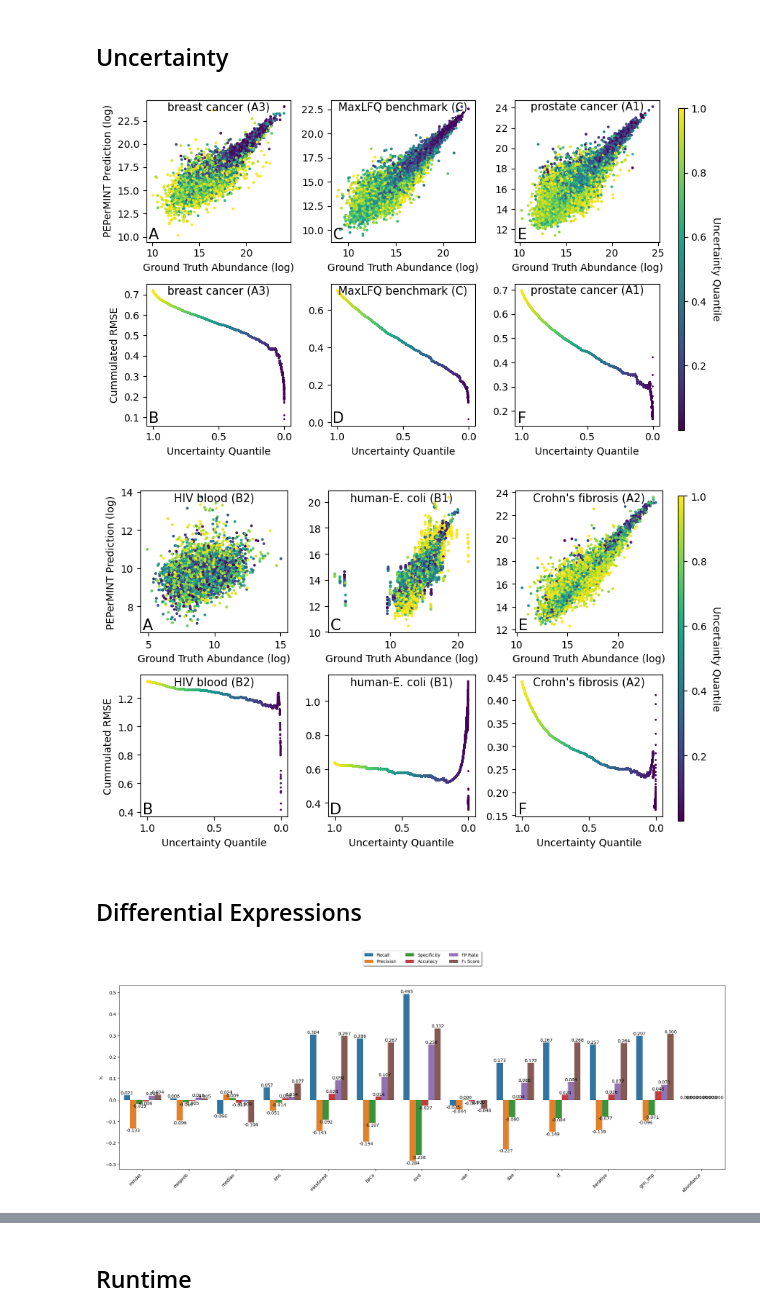
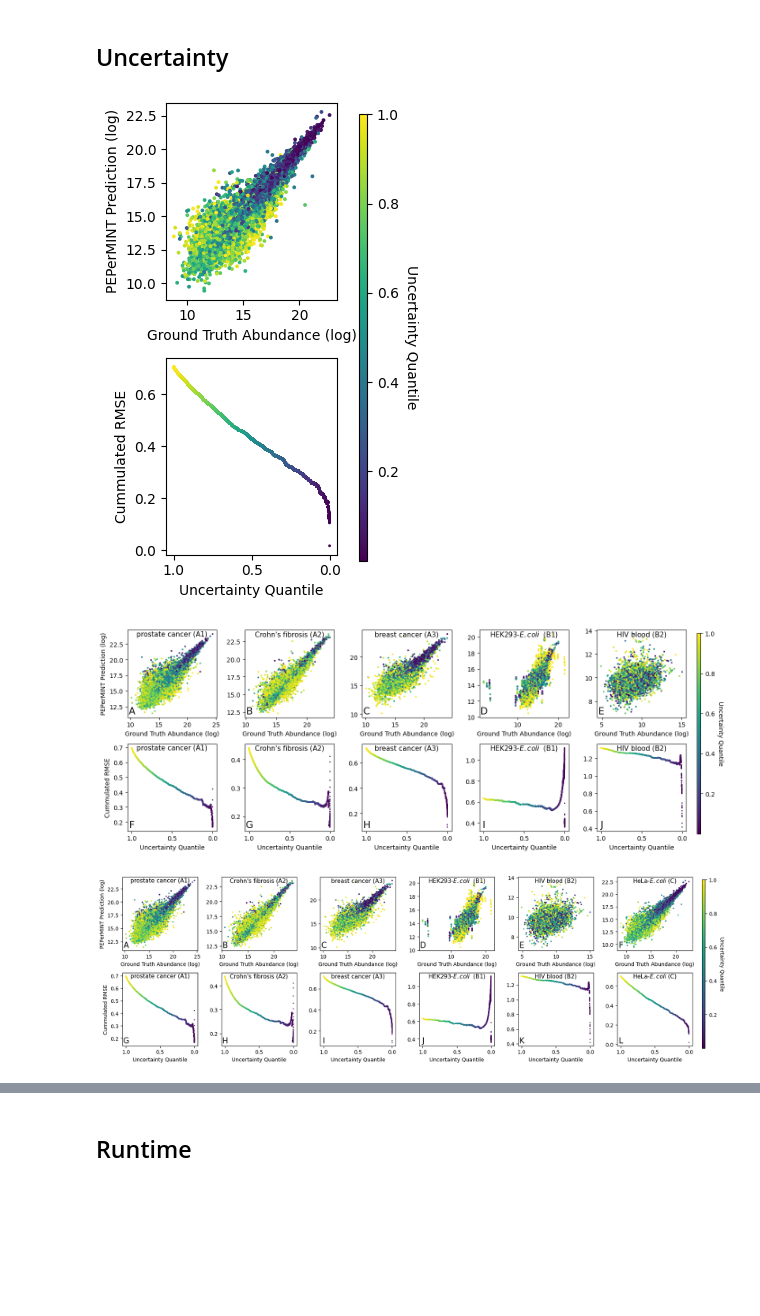
Before and after one commit to DILiS-lab/pepermint, a Jupyter notebook: evaluate.ipynb, the cells around one changed output, grey strips where cells are left out. Cells and saved outputs as stored; diff of their text form; code cells hidden in the pictures; blank space fills up the shorter version.

```diff
--- a/evaluate.ipynb
+++ b/evaluate.ipynb
@@ -387,6 +242,0 @@ Calculating metrics...
-# %%
-dataset_mae_dfs = dict()
-sample_rmse_dfs = dict()
-for thresh in thresholds:
-    dataset_mae_dfs[thresh] = pd.concat([metric[thresh] for metric in dataset_ae_results.values()])
-    sample_rmse_dfs[thresh] = pd.concat([metric[thresh] for metric in sample_rmse_results.values()])
@@ -672,10 +325,13 @@ for ds_name, measures in wilcoxon_results.items():
         res_mats[thresh][pvalues_less < sl] += 1
         res_mats[thresh][(pvalues_less >= sl) & (pvalues_greater >= 0.05)] += 0.5
         #res_mat[pvalues_greater < 0.05] += 1
-cols = len(res_mats)
-fig, axs = plt.subplots(1,cols, figsize=(cols * 6, 6))
+import math
+rows = 2
+cols = math.ceil(len(res_mats) / rows)
+fig, axs = plt.subplots(rows,cols, figsize=(cols * 6, rows * 6))
+axs = axs.flatten()
 for ax, (thresh, res_mat) in zip(axs, res_mats.items()):
-    ax.matshow(res_mat, cmap=matplotlib.cm.bwr.reversed())
+    mapppable = ax.matshow(res_mat, cmap=matplotlib.cm.coolwarm.reversed())
     ax.set_xticks(range(len(method_order)))
     ax.set_xticklabels([m for m in method_order], rotation=30, ha='right')
     ax.xaxis.set_ticks_position('bottom')
@@ -685,6 +341,10 @@ for ax, (thresh, res_mat) in zip(axs, res_mats.items()):
         ax.text(j, i, '{:0.1f}'.format(z), ha='center', va='center')
     ax.grid(False)
     ax.set_title(f'[{thresh[1] * 100}%, {thresh[0] * 100}%] missing')
+#fig.colorbar(mappable, shrink=0.66, location='right', anchor=(0,1.0))
+fig.subplots_adjust(right=0.8)
+cbar_ax = fig.add_axes([1.025, 0.15, 0.05, 0.7])
+fig.colorbar(mappable=mappable, cax=cbar_ax)
 fig.tight_layout()
 fig.savefig('figures/wilcoxon_matrix_stratified.pdf', bbox_inches='tight')
 # %% [output]
@@ -784,12 +482,15 @@ Successfully installed fast-histogram-0.12 mpl_scatter_density-0.7
 import pandas as pd
 from matplotlib import pyplot as plt
 
-main_uncertainty_datasets = ['breast_cancer', 'maxlfqbench', 'prostate_cancer', ]
-supplementary_uncertainty_datasets = ['blood_ddia', 'human_ecoli_ddia', 'crohns_fibrosis']
-letters = ['A', 'B', 'C', 'D', 'E', 'F']
-for ds_names, label in [(main_uncertainty_datasets, 'main'), (supplementary_uncertainty_datasets, 'supplementary')]:
-    fig, axs = plt.subplots(2, len(ds_names), figsize=(8, 5.25))
-    axs = axs.transpose().flatten()
+main_uncertainty_datasets = ['prostate_cancer', 'crohns_fibrosis', 'breast_cancer']
+ratio_uncertainty_datasts = ['maxlfqbench']
+supplementary_uncertainty_datasets = ['prostate_cancer', 'crohns_fibrosis', 'breast_cancer', 'human_ecoli_ddia', 'blood_ddia']
+all_uncertainty_datasets = ['prostate_cancer', 'crohns_fibrosis', 'breast_cancer', 'human_ecoli_ddia', 'blood_ddia', 'maxlfqbench']
+letters = ['A', 'B', 'C', 'D', 'E', 'F', 'G', 'H', 'I', 'J', 'K', 'L']
+for ds_names, label in [(ratio_uncertainty_datasts, 'main'), (supplementary_uncertainty_datasets, 'supplementary'),
+                        (all_uncertainty_datasets, 'all')]:
+    fig, axs = plt.subplots(2, len(ds_names), figsize=(8/3 * len(ds_names), 5.25))
+    axs = axs.flatten()
     for i, ds_name in enumerate(ds_names):
         ds = imp_datasets[ds_name]
         df = ds.values['peptide'].df
@@ -806,44 +507,47 @@ for ds_names, label in [(main_uncertainty_datasets, 'main'), (supplementary_unce
         df = pd.DataFrame({'gt':gt, 'gnn':gnn, 'ae':diff, 'se':se, 'uncertainty':uncertainty})
         df['ae_rank'] = df.ae.rank()
         df['uncertainty_rank'] = df.uncertainty.rank() / df.shape[0]
-        ax = axs[2 * i]
+        ax = axs[i]
         mappable = ax.scatter(gt, gnn, c=df.uncertainty_rank, s=3)
-        ax.text(0.05, 0.05, letters[2 * i], horizontalalignment='center', verticalalignment='center', transform=ax.transAxes, fontsize=15)
+        if label != 'main':
+            ax.text(0.05, 0.07, letters[i], horizontalalignment='center', verticalalignment='center', transform=ax.transAxes, fontsize=15)
         #mappable = ax.scatter(np.abs(gt-gnn), np.log(uncertainty), s=5)
         #ax.set_title(f'{ds_name_map[ds_name]}, {agg} aggregation')
         ax.set_xlabel('Ground Truth Abundance (log)')
-        ax.set_title(f'{dataset_label_map[ds_name]}', x=0.5, y=0.885, fontsize=11)
+        if label != 'main':
+            ax.set_title(f'{dataset_label_map[ds_name]}', x=0.5, y=0.885, fontsize=11)
         if i == 0:
             ax.set_ylabel('PEPerMINT Prediction (log)')
-        ax = axs[2 * i + 1]
-        ax.text(0.05, 0.05, letters[2 * i + 1], horizontalalignment='center', verticalalignment='center', transform=ax.transAxes, fontsize=15)
+        ax = axs[len(ds_names) + i]
+        if label != 'main':
+            ax.text(0.05, 0.07, letters[len(ds_names) + i], horizontalalignment='center', verticalalignment='center', transform=ax.transAxes, fontsize=15)
         df = df.sort_values('uncertainty', ascending=True)
         df['mae'] = df['ae'].cumsum() / np.arange(1, df.shape[0] + 1)
         df['mse'] = df['se'].cumsum() / np.arange(1, df.shape[0] + 1)
         df['rmse'] = np.sqrt(df['mse'])
         ax.scatter(df.uncertainty_rank, df['rmse'], s=1, c=df.uncertainty_rank)
         ax.set_xlim(ax.get_xlim()[::-1])
         #ax.scatter(df['ae'], np.log(df['uncertainty']), s=1)
         ax.set_xlabel('Uncertainty Quantile')
-        ax.set_title(f'{dataset_label_map[ds_name]}', x=0.5, y=0.885, fontsize=11)
+        if label != 'main':
+            ax.set_title(f'{dataset_label_map[ds_name]}', x=0.5, y=0.885, fontsize=11)
         if i == 0:
             ax.set_ylabel('Cummulated RMSE')
 
         # ax = axs[3 * i + 2]
         # ax.scatter(df.uncertainty_rank, df['ae'], s=1)
         # ax.set_xlabel('Uncertainty Quantile')
         # ax.set_ylabel('AE')
         # ax.set_xlabel('Uncertainty Quantile')
     #cbar = fig.colorbar(mappable=mappable)
     #cbar.set_label('Uncertainty Quantile', rotation=-90, verticalalignment='bottom')
     fig.subplots_adjust(right=0.95)
-    cbar_ax = fig.add_axes([1.005, 0.1, 0.01, 0.85])
+    cbar_ax = fig.add_axes([1.005, 0.1, 0.03 / len(ds_names), 0.85])
     cbar = fig.colorbar(mappable=mappable, cax=cbar_ax)
     cbar.set_label('Uncertainty Quantile', rotation=-90, verticalalignment='bottom')
     fig.tight_layout()
     fig.savefig(f'figures/uncertainty_{label}.png', bbox_inches='tight')
 # %% [output]
-[figure, old version]
+[figure, new version]
-[figure, old version]
+[figure, new version]
+[figure, added]
-# %% [markdown]
-## Differential Expressions
@@ -907,7 +554 @@ def plot_eval_des(ds, molecule, columns, ref_column, numerator_samples, denomina
-# %%
-import seaborn as sns
-de_res = plot_eval_des(ds=imp_datasets['maxlfqbench'], molecule='peptide', columns=eval_columns, ref_column='abundance',
-                       numerator_samples=numerator_samples, denominator_samples=denominator_samples, save_dir=None, separate_figs=True, ylim=(-0.6, 0.4))
-# %% [output]
-[figure, removed]
 # %%
```
Also changed, not shown: parts of 42 cells of this notebook, 1 other file.
